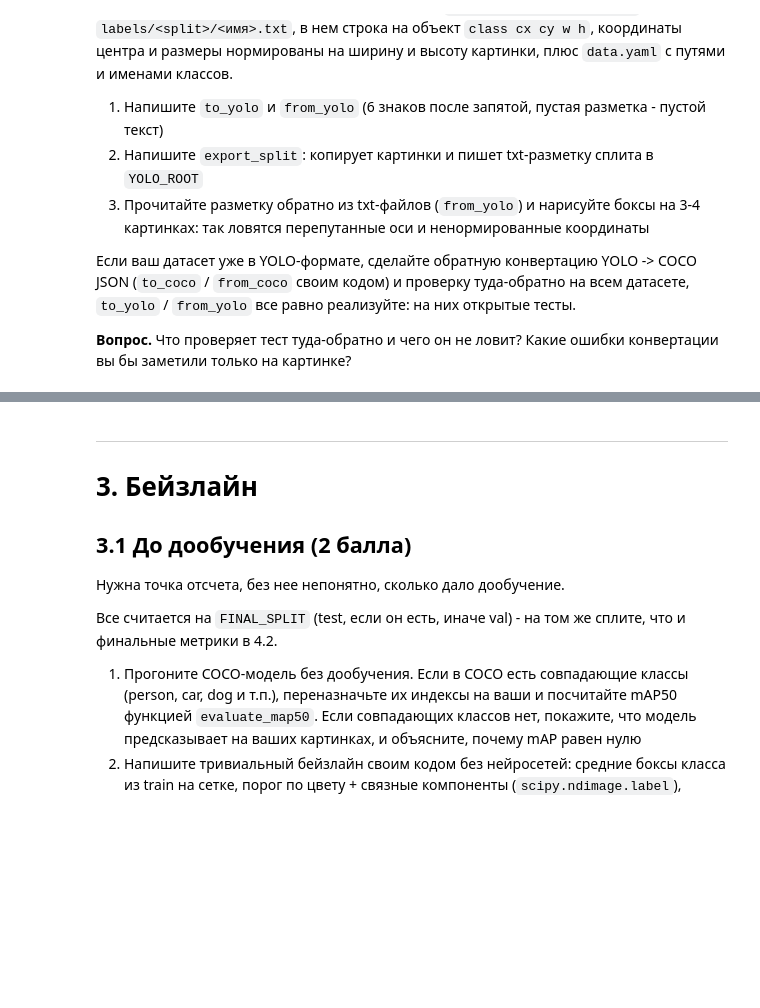
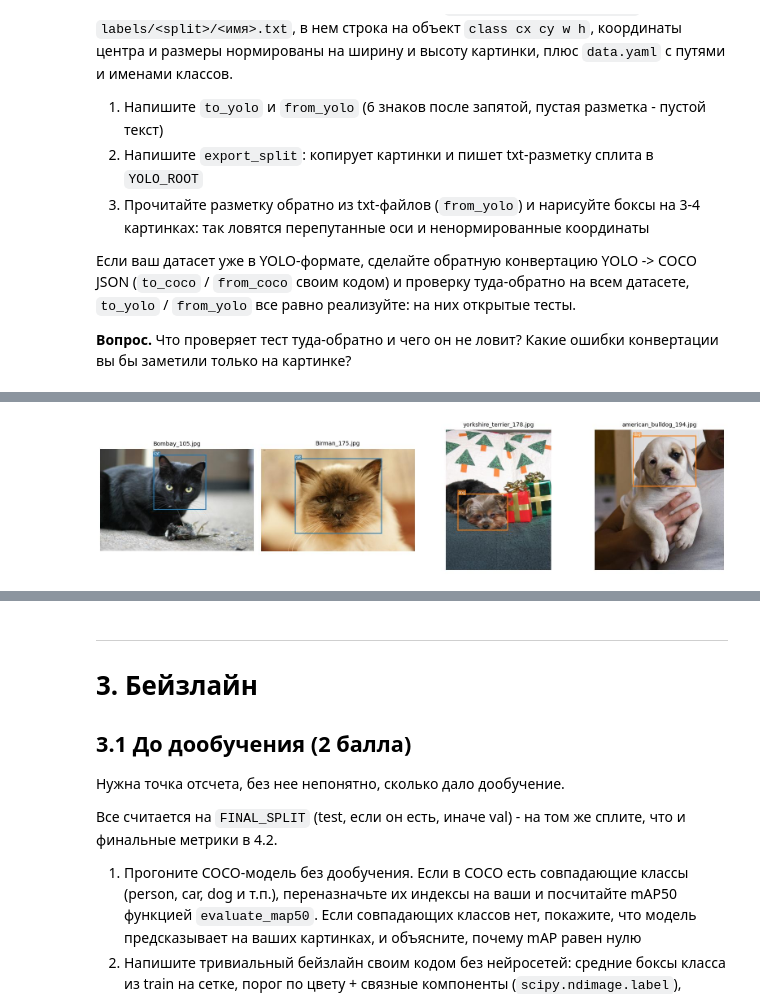
Before and after one commit to ivampo/dl_2026_itmo, a Jupyter notebook: lab-2/hw2_cv.ipynb, the cells around one changed output, grey strips where cells are left out. Saved outputs shown, nothing was run; the diff lists cells and outputs as text; code cells hidden in the pictures; blank space fills up the shorter version.

```diff
--- a/lab-2/hw2_cv.ipynb
+++ b/lab-2/hw2_cv.ipynb
@@ -75,13 +83,13 @@ print(f'ultralytics {ultralytics.__version__}, torch {torch.__version__}, device
 # %%
-FAST_MODE = True   # True - отладка, False - финальный прогон
-BONUS_TASKS = set()     # например {'6.3', '6.5'}; пустое множество отключает все бонусы
+FAST_MODE = False   # True - отладка, False - финальный прогон
+BONUS_TASKS = {'6.2', '6.3', '6.4', '6.5'}     # например {'6.3', '6.5'}; пустое множество отключает все бонусы
 assert BONUS_TASKS <= {'6.1', '6.2', '6.3', '6.4', '6.5'}
 
 SEED = 0
 DATA_ROOT = Path('data')
 RUNS = Path('runs_hw2')
 IMGSZ = 320 if FAST_MODE else 640
-EPOCHS = 2 if FAST_MODE else 60
+EPOCHS = 2 if FAST_MODE else 30
 BATCH = 8 if FAST_MODE else 16
 N_TRAIN_FAST = 64            # сколько картинок train берется в FAST_MODE
 WORKERS = 0 if os.name == 'nt' else 2   # на Windows воркеры DataLoader в Jupyter часто зависают
@@ -318,8 +472,15 @@ YOLO_ROOT = DATA_ROOT / 'yolo'
 
 def export_split(recs, split):
     # картинки -> YOLO_ROOT/images/<split>/, разметка -> YOLO_ROOT/labels/<split>/<имя>.txt
-    # ваш код
-    raise NotImplementedError
+    image_dir = YOLO_ROOT / 'images' / split
+    label_dir = YOLO_ROOT / 'labels' / split
+    image_dir.mkdir(parents=True, exist_ok=True)
+    label_dir.mkdir(parents=True, exist_ok=True)
+    for r in recs:
+        image_path = Path(r['image'])
+        shutil.copy2(image_path, image_dir / image_path.name)
+        text = to_yolo(r['boxes'], r['labels'], r['width'], r['height'])
+        (label_dir / f'{image_path.stem}.txt').write_text(text)
 
 
 order = np.random.default_rng(SEED).permutation(len(records['train']))
@@ -335,8 +496,21 @@ DATA_YAML.write_text(f'path: {YOLO_ROOT.resolve().as_posix()}\n'
 for split, recs in splits.items():
     assert len(list((YOLO_ROOT / 'labels' / split).glob('*.txt'))) == len(recs), split
 FINAL_SPLIT = 'test' if 'test' in records else 'val'   # на нем считаются бейзлайн (3.1) и финальные метрики (4.2)
-print(DATA_YAML.read_text())
 # %%
-# ваш код
-raise NotImplementedError
+for split, recs in splits.items():
+    for r in recs:
+        text = (YOLO_ROOT / 'labels' / split / f'{Path(r["image"]).stem}.txt').read_text()
+        boxes, labels = from_yolo(text, r['width'], r['height'])
+        assert np.array_equal(labels, r['labels'])
+        assert np.allclose(boxes, r['boxes'], atol=1e-5 * max(r['width'], r['height']))
+fig, axes = plt.subplots(1, 4, figsize=(16, 4))
+for ax, r in zip(axes, records['val'][:2] + records['val'][-2:]):
+    text = (YOLO_ROOT / 'labels' / 'val' / f'{Path(r["image"]).stem}.txt').read_text()
+    boxes, labels = from_yolo(text, r['width'], r['height'])
+    with Image.open(r['image']) as image:
+        draw_boxes(ax, image.convert('RGB'), boxes, labels, CLASSES, title=Path(r['image']).name)
+plt.tight_layout()
+plt.show()
+# %% [output]
+[figure, added]
 # %% [markdown]
```
Also changed, not shown: parts of 47 cells of this notebook, 8 other files.
